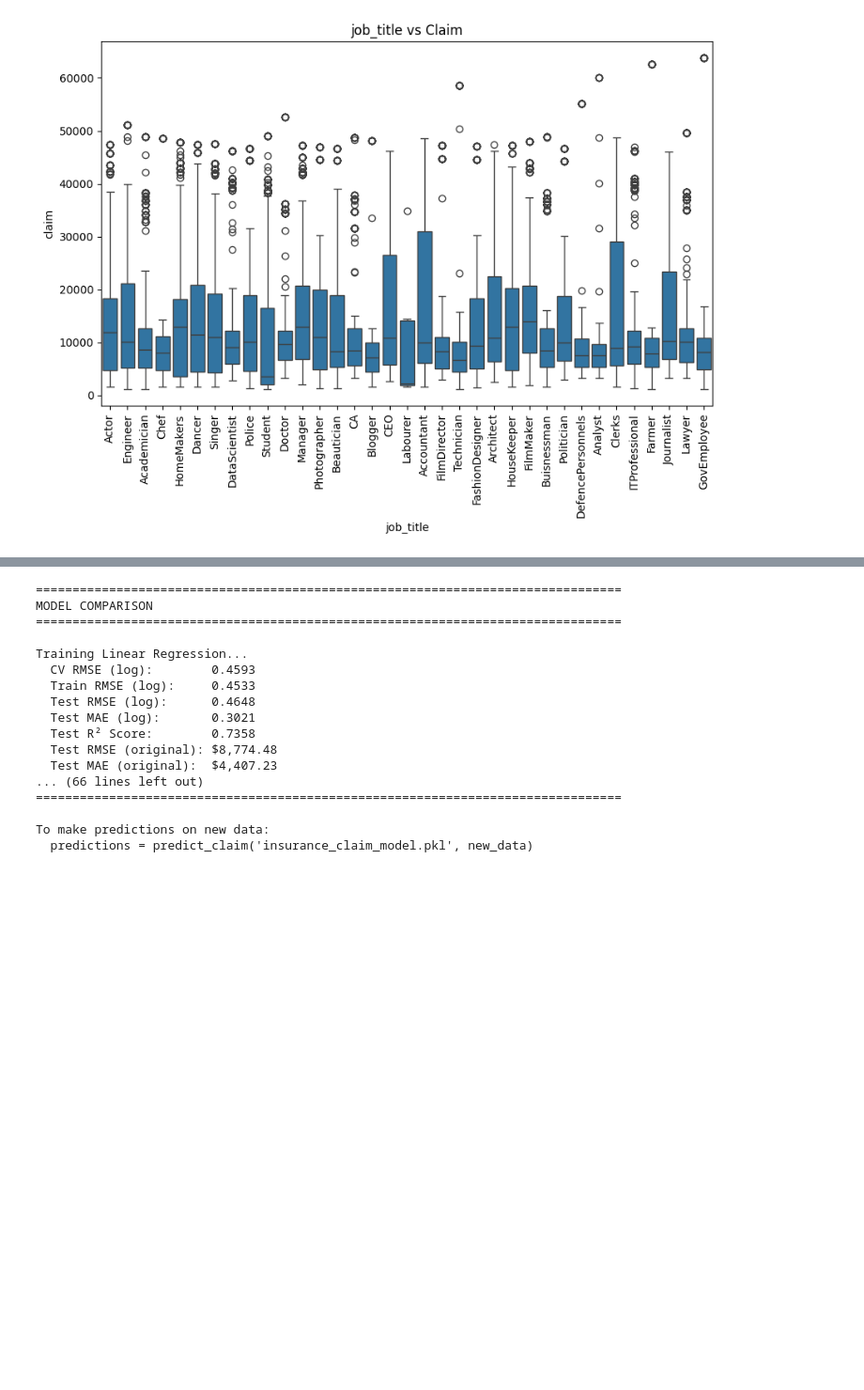
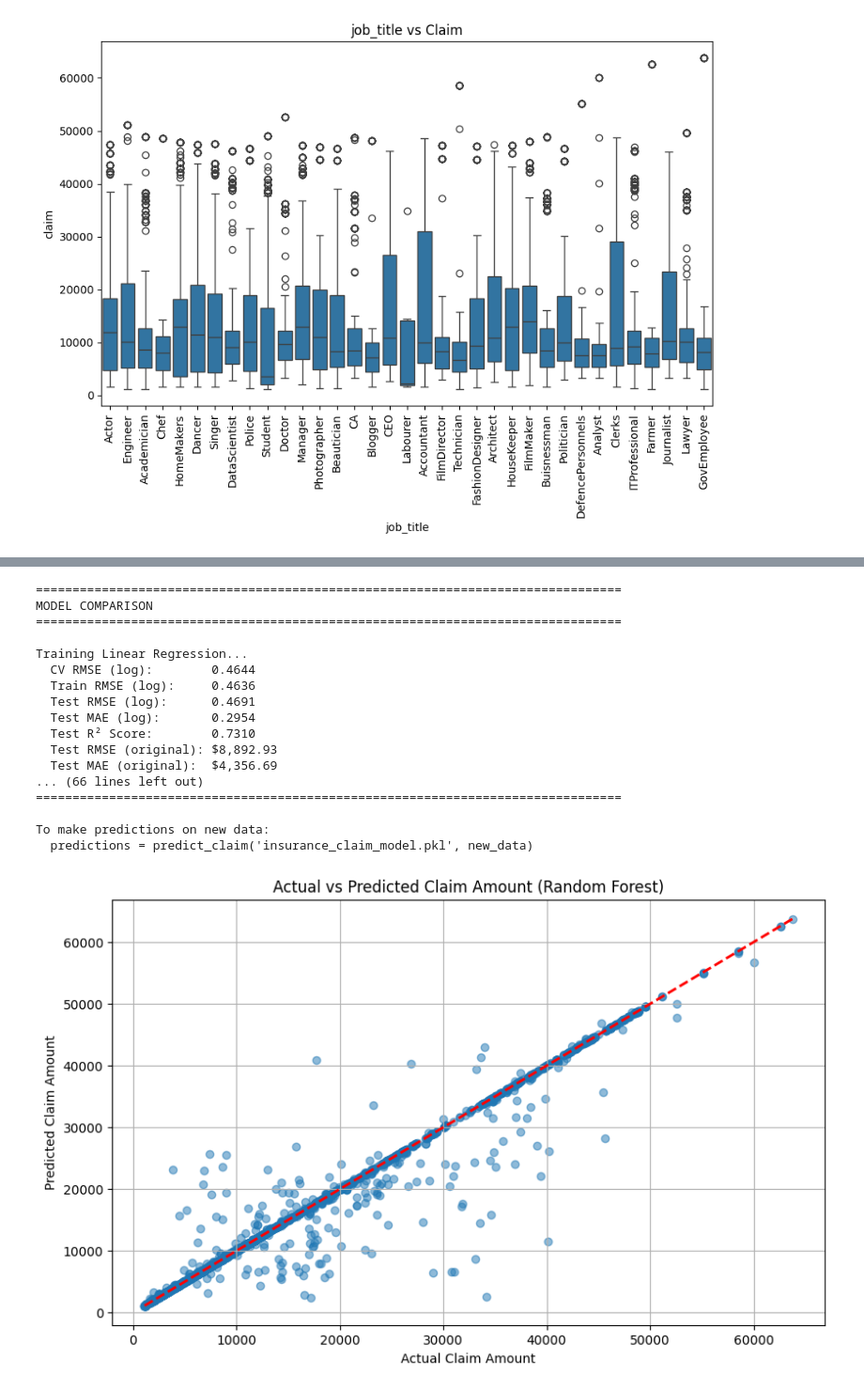
Before and after one commit to Hetvi48/Health-Insurance-claim-prediction-model, a Jupyter notebook: insurance_miniPro.ipynb, the cells around one changed output, grey strips where cells are left out. Shown at 94% size. Saved outputs shown, nothing was run; the diff lists cells and outputs as text; code cells hidden in the pictures; blank space fills up the shorter version.

```diff
--- a/insurance_miniPro.ipynb
+++ b/insurance_miniPro.ipynb
@@ -353,7 +249,7 @@ array([[<Axes: xlabel='age', ylabel='age'>,
 import pandas as pd
 import numpy as np
 from sklearn.model_selection import train_test_split, cross_val_score, GridSearchCV
-from sklearn.preprocessing import StandardScaler, OneHotEncoder
+from sklearn.preprocessing import StandardScaler, OrdinalEncoder
 from sklearn.impute import SimpleImputer
 from sklearn.compose import ColumnTransformer
 from sklearn.pipeline import Pipeline
@@ -361,6 +257,8 @@ from sklearn.linear_model import LinearRegression, Ridge, Lasso
 from sklearn.ensemble import RandomForestRegressor, GradientBoostingRegressor
 from sklearn.metrics import mean_squared_error, r2_score, mean_absolute_error
 import joblib
+import matplotlib.pyplot as plt
+import seaborn as sns
 
 # ============================================================================
 # 1. DATA PREPARATION
@@ -370,7 +268,8 @@ target = 'claim'
 # Select features (excluding target)
 cat_features = df.select_dtypes(include=['object']).columns.tolist()
 num_features = df.select_dtypes(include=['int64', 'float64']).columns.tolist()
-num_features.remove(target)
+if target in num_features:
+    num_features.remove(target)
 
 # Split features and target
 X = df.drop(target, axis=1)
@@ -390,9 +289,14 @@ num_transformer = Pipeline(steps=[
     ('scaler', StandardScaler())
 ])
 
+# FIX: Use OrdinalEncoder instead of LabelEncoder for features inside a pipeline.
+# LabelEncoder only works on a single 1D array (e.g. y) and breaks when a
+# pipeline/ColumnTransformer calls fit_transform(X, y) on it.
+# OrdinalEncoder does the same integer-mapping but is designed for feature columns
+# and handles unseen categories at test time via 'handle_unknown'.
 cat_transformer = Pipeline(steps=[
     ('impute', SimpleImputer(strategy='most_frequent')),
-    ('onehot', OneHotEncoder(handle_unknown='ignore', sparse_output=False))
+    ('ordinal', OrdinalEncoder(handle_unknown='use_encoded_value', unknown_value=-1))
 ])
 
 preprocessor = ColumnTransformer(transformers=[
@@ -403,7 +307,6 @@ preprocessor = ColumnTransformer(transformers=[
 # ============================================================================
 # 3. MODEL PIPELINES (Industry Best Practice)
 # ============================================================================
-# Define multiple models to compare
 models = {
     'Linear Regression': Pipeline([
         ('preprocessor', preprocessor),
@@ -443,7 +346,6 @@ print("="*80)
 for name, pipeline in models.items():
     print(f"\nTraining {name}...")
 
-    # Cross-validation for robust evaluation
     cv_scores = cross_val_score(
         pipeline, X_train, y_train,
         cv=5,
@@ -452,20 +354,16 @@ for name, pipeline in models.items():
     )
     cv_rmse = np.sqrt(-cv_scores.mean())
 
-    # Train on full training set
     pipeline.fit(X_train, y_train)
 
-    # Predictions
     y_train_pred = pipeline.predict(X_train)
     y_test_pred = pipeline.predict(X_test)
 
-    # Metrics (in log space)
     train_rmse = np.sqrt(mean_squared_error(y_train, y_train_pred))
     test_rmse = np.sqrt(mean_squared_error(y_test, y_test_pred))
     test_mae = mean_absolute_error(y_test, y_test_pred)
     test_r2 = r2_score(y_test, y_test_pred)
 
-    # Convert back to original scale for interpretation
     y_test_original = np.expm1(y_test)
     y_test_pred_original = np.expm1(y_test_pred)
     test_rmse_original = np.sqrt(mean_squared_error(y_test_original, y_test_pred_original))
@@ -529,6 +427,9 @@ elif best_model_name == 'Gradient Boosting':
 else:
     param_grid = {}
 
+test_rmse_tuned = None
+y_test_pred_original_final = None
+
 if param_grid:
     grid_search = GridSearchCV(
         models[best_model_name],
@@ -545,10 +446,8 @@ if param_grid:
     print(f"\nBest parameters: {grid_search.best_params_}")
     print(f"Best CV RMSE: {np.sqrt(-grid_search.best_score_):.4f}")
 
-    # Update best pipeline
     best_pipeline = grid_search.best_estimator_
 
-    # Re-evaluate on test set
     y_test_pred = best_pipeline.predict(X_test)
     y_test_pred_original = np.expm1(y_test_pred)
     y_test_original = np.expm1(y_test)
@@ -562,6 +461,12 @@ if param_grid:
     print(f"  Test MAE:  ${test_mae_tuned:,.2f}")
     print(f"  Test R²:   {test_r2_tuned:.4f}")
 
+    y_test_pred_original_final = y_test_pred_original
+else:
+    y_test_pred_final = best_pipeline.predict(X_test)
+    y_test_pred_original_final = np.expm1(y_test_pred_final)
+    y_test_original = np.expm1(y_test)
+
 # ============================================================================
 # 7. SAVE MODEL (Production Ready)
 # ============================================================================
@@ -569,11 +474,9 @@ print("\n" + "="*80)
 print("SAVING MODEL")
 print("="*80)
 
-# Save the best pipeline
 joblib.dump(best_pipeline, 'insurance_claim_model.pkl')
 print("✓ Model saved as 'insurance_claim_model.pkl'")
 
-# Save feature names for reference
 feature_names = {
     'numerical': num_features,
     'categorical': cat_features,
@@ -594,43 +497,55 @@ def predict_claim(model_path, data):
     model_path : str
         Path to saved model (.pkl file)
     data : pd.DataFrame
         Input data with same features as training data
 
     Returns:
     --------
     predictions : array
         Predicted claim amounts in original scale
     """
     model = joblib.load(model_path)
     predictions_log = model.predict(data)
-    predictions = np.expm1(predictions_log)  # Convert back from log scale
+    predictions = np.expm1(predictions_log)
     return predictions
-
-# Example usage:
-# sample_data = X_test.head()
-# predictions = predict_claim('insurance_claim_model.pkl', sample_data)
-# print(f"Predicted claims: {predictions}")
 
 print("\n" + "="*80)
 print("PIPELINE COMPLETE!")
 print("="*80)
 print("\nTo make predictions on new data:")
 print("  predictions = predict_claim('insurance_claim_model.pkl', new_data)")
+
+# ============================================================================
+# 9. ACTUAL vs PREDICTED PLOT (for best model)
+# ============================================================================
+plt.figure(figsize=(10, 6))
+plt.scatter(y_test_original, y_test_pred_original_final, alpha=0.5)
+plt.plot(
+    [y_test_original.min(), y_test_original.max()],
+    [y_test_original.min(), y_test_original.max()],
+    'r--', lw=2
+)
+plt.xlabel("Actual Claim Amount")
+plt.ylabel("Predicted Claim Amount")
+plt.title(f"Actual vs Predicted Claim Amount ({best_model_name})")
+plt.grid(True)
+plt.show()
 # %% [output]
 ================================================================================
 MODEL COMPARISON
 ================================================================================
 
 Training Linear Regression...
-  CV RMSE (log):        0.4593
-  Train RMSE (log):     0.4533
-  Test RMSE (log):      0.4648
-  Test MAE (log):       0.3021
-  Test R² Score:        0.7358
-  Test RMSE (original): $8,774.48
-  Test MAE (original):  $4,407.23
+  CV RMSE (log):        0.4644
+  Train RMSE (log):     0.4636
+  Test RMSE (log):      0.4691
+  Test MAE (log):       0.2954
+  Test R² Score:        0.7310
+  Test RMSE (original): $8,892.93
+  Test MAE (original):  $4,356.69
 ... (66 lines left out)
 ================================================================================
 
 To make predictions on new data:
   predictions = predict_claim('insurance_claim_model.pkl', new_data)
+[figure, added]
```
Also changed, not shown: parts of 24 cells of this notebook.
